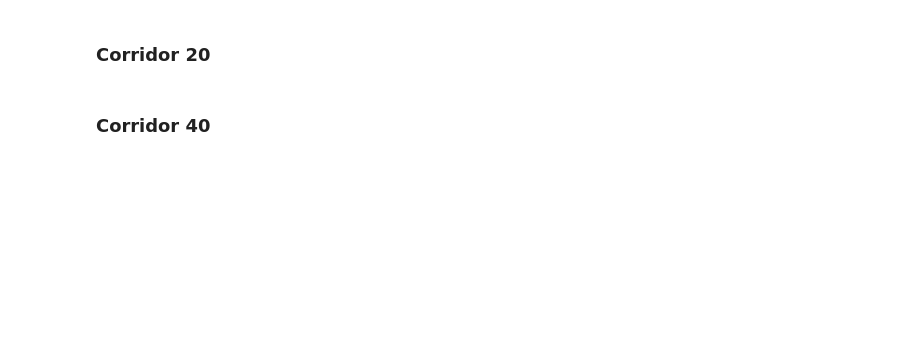
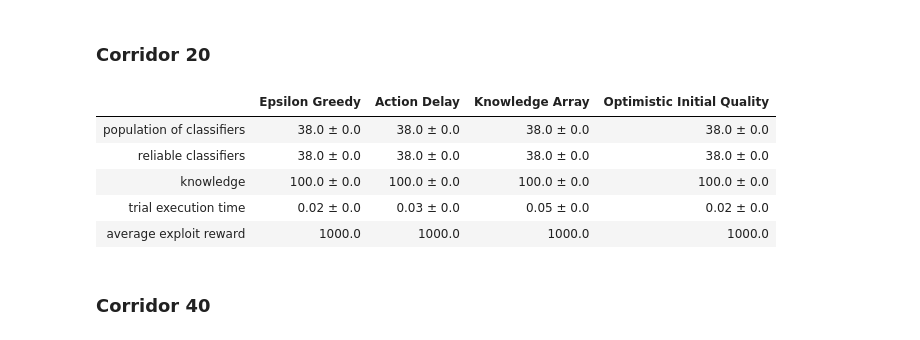
Before and after one commit to khozzy/phd, a Jupyter notebook: book/chapters/4_biased_exploration/41_experiment_1.ipynb, the cells around one changed output. Drawn from its saved outputs; the diff is of its cells as text; code cells hidden in the pictures; blank space fills up the shorter version.

```diff
--- a/book/chapters/4_biased_exploration/41_experiment_1.ipynb
+++ b/book/chapters/4_biased_exploration/41_experiment_1.ipynb
@@ -498,7 +494,7 @@ def get_average_reward(dfs: Dict[str, pd.DataFrame]):
     return results
 
 
-corridor_data = {
+experiments_data = {
     'corridor20_eg': pd.concat(corridor20_eg_dfs),
     'corridor40_eg': pd.concat(corridor40_eg_dfs),
     'corridor100_eg': pd.concat(corridor100_eg_dfs),
@@ -513,41 +509,57 @@ corridor_data = {
 
     'corridor20_oiq': pd.concat(corridor20_oiq_dfs),
     'corridor40_oiq': pd.concat(corridor40_oiq_dfs),
-    'corridor100_oiq': pd.concat(corridor100_oiq_dfs)
+    'corridor100_oiq': pd.concat(corridor100_oiq_dfs),
+
+    'grid20_eg': pd.concat(grid20_eg_dfs),
+    'grid40_eg': pd.concat(grid40_eg_dfs),
+    'grid100_eg': pd.concat(grid100_eg_dfs),
+
+    'grid20_ad': pd.concat(grid20_ad_dfs),
+    'grid40_ad': pd.concat(grid40_ad_dfs),
+    'grid100_ad': pd.concat(grid100_ad_dfs),
+
+    'grid20_ka': pd.concat(grid20_ka_dfs),
+    'grid40_ka': pd.concat(grid40_ka_dfs),
+    'grid100_ka': pd.concat(grid100_ka_dfs),
+
+    'grid20_oiq': pd.concat(grid20_oiq_dfs),
+    'grid40_oiq': pd.concat(grid40_oiq_dfs),
+    'grid100_oiq': pd.concat(grid100_oiq_dfs)
 }
 
 
-@get_from_cache_or_run(cache_path=f'{cache_dir}/corridor/bayes/population.dill')
+@get_from_cache_or_run(cache_path=f'{cache_dir}/bayes/population.dill')
 def build_population_models(dfs: Dict[str, pd.DataFrame]):
     return build_models(dfs, field='population', query_condition=f'trial == {corridor_explore_trials - 1}')
 
 
-@get_from_cache_or_run(cache_path=f'{cache_dir}/corridor/bayes/reliable.dill')
+@get_from_cache_or_run(cache_path=f'{cache_dir}/bayes/reliable.dill')
 def build_reliable_models(dfs: Dict[str, pd.DataFrame]):
     return build_models(dfs, field='reliable', query_condition=f'trial == {corridor_explore_trials - 1}')
 
 
-@get_from_cache_or_run(cache_path=f'{cache_dir}/corridor/bayes/knowledge.dill')
+@get_from_cache_or_run(cache_path=f'{cache_dir}/bayes/knowledge.dill')
 def build_knowledge_models(dfs: Dict[str, pd.DataFrame]):
     return build_models(dfs, field='knowledge', query_condition=f'trial == {corridor_explore_trials - 1}')
 
 
-@get_from_cache_or_run(cache_path=f'{cache_dir}/corridor/bayes/perf_time.dill')
+@get_from_cache_or_run(cache_path=f'{cache_dir}/bayes/perf_time.dill')
 def build_perf_time_models(dfs: Dict[str, pd.DataFrame]):
     return build_models(dfs, field='perf_time', query_condition=f'phase == "explore"')
 
 
-corridor_population_model = build_population_models(corridor_data)
-corridor_reliable_model = build_reliable_models(corridor_data)
-corridor_knowledge_model = build_knowledge_models(corridor_data)
-corridor_perf_time_model = build_perf_time_models(corridor_data)
-corridor_avg_reward = get_average_reward(corridor_data)
+population_models = build_population_models(experiments_data)
+reliable_models = build_reliable_models(experiments_data)
+knowledge_models = build_knowledge_models(experiments_data)
+perf_time_models = build_perf_time_models(experiments_data)
+avg_rewards = get_average_reward(experiments_data)
 
 
 def print_bayes_table(name_prefix, population_models, reliable_models, knowledge_models, perf_time_models, avg_rewards):
     print_row = lambda r: f'{round(r[0].mean(), 2)} ± {round(r[0].std(), 2)}'
 
-    key_names = [name for name in corridor_data.keys() if name.startswith(name_prefix)]
+    key_names = [name for name in experiments_data.keys() if name.startswith(name_prefix)]
 
     bayes_table_data = [
         ['population of classifiers'] + [print_row(v) for name, v in population_models.items() if name in key_names],
@@ -570,2 +597,12 @@ print_bayes_table('corridor20', corridor_population_model, corridor_reliable_mod
+# %%
+print_bayes_table('corridor20', population_models, reliable_models, knowledge_models,
+                  perf_time_models, avg_rewards)
+# %% [output]
+|  | Epsilon Greedy | Action Delay | Knowledge Array | Optimistic Initial Quality |
+| population of classifiers | 38.0 ± 0.0 | 38.0 ± 0.0 | 38.0 ± 0.0 | 38.0 ± 0.0 |
+| reliable classifiers | 38.0 ± 0.0 | 38.0 ± 0.0 | 38.0 ± 0.0 | 38.0 ± 0.0 |
+| knowledge | 100.0 ± 0.0 | 100.0 ± 0.0 | 100.0 ± 0.0 | 100.0 ± 0.0 |
+| trial execution time | 0.02 ± 0.0 | 0.03 ± 0.0 | 0.05 ± 0.0 | 0.02 ± 0.0 |
+| average exploit reward | 1000.0 | 1000.0 | 1000.0 | 1000.0 |
 # %% [markdown]
 ### Corridor 40
```
Also changed, not shown: parts of 15 cells of this notebook, 22 other files.
